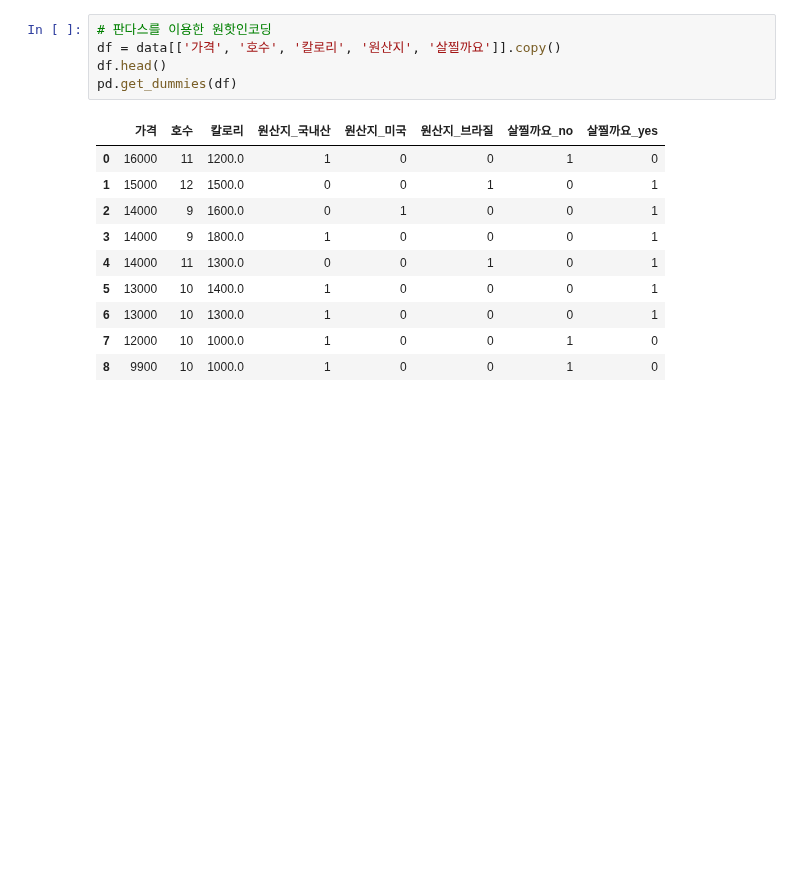
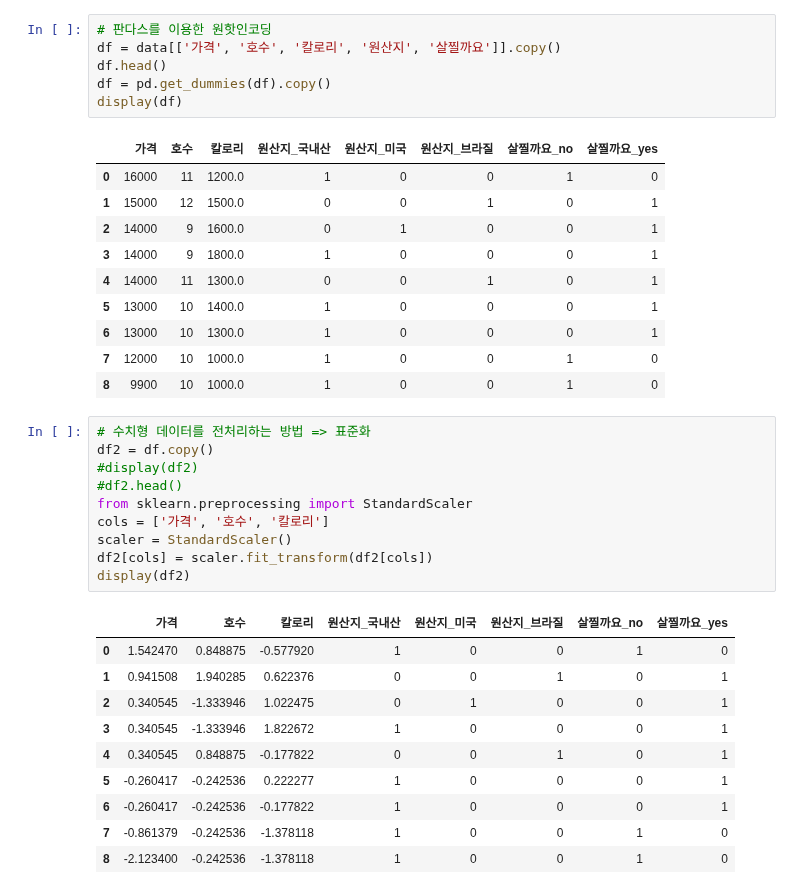
Before and after one commit to lys678/AIFFEL_Online_Quest, a Jupyter notebook: ML_With_Python/머신러닝_기초_노드4_판다스.ipynb, the cells around one changed output. Saved outputs shown, nothing was run; the diff lists cells and outputs as text; blank space fills up the shorter version.

```diff
--- a/ML_With_Python/머신러닝_기초_노드4_판다스.ipynb
+++ b/ML_With_Python/머신러닝_기초_노드4_판다스.ipynb
@@ -247,7 +247,8 @@ df
 # 판다스를 이용한 원핫인코딩
 df = data[['가격', '호수', '칼로리', '원산지', '살찔까요']].copy()
 df.head()
-pd.get_dummies(df)
+df = pd.get_dummies(df).copy()
+display(df)
 # %% [output]
 |  | 가격 | 호수 | 칼로리 | 원산지_국내산 | 원산지_미국 | 원산지_브라질 | 살찔까요_no | 살찔까요_yes |
 | 0 | 16000 | 11 | 1200.0 | 1 | 0 | 0 | 1 | 0 |
@@ -259,3 +260,24 @@ pd.get_dummies(df)
 | 6 | 13000 | 10 | 1300.0 | 1 | 0 | 0 | 0 | 1 |
 | 7 | 12000 | 10 | 1000.0 | 1 | 0 | 0 | 1 | 0 |
 | 8 | 9900 | 10 | 1000.0 | 1 | 0 | 0 | 1 | 0 |
+# %%
+# 수치형 데이터를 전처리하는 방법 => 표준화
+df2 = df.copy()
+#display(df2)
+#df2.head()
+from sklearn.preprocessing import StandardScaler
+cols = ['가격', '호수', '칼로리']
+scaler = StandardScaler()
+df2[cols] = scaler.fit_transform(df2[cols])
+display(df2)
+# %% [output]
+|  | 가격 | 호수 | 칼로리 | 원산지_국내산 | 원산지_미국 | 원산지_브라질 | 살찔까요_no | 살찔까요_yes |
+| 0 | 1.542470 | 0.848875 | -0.577920 | 1 | 0 | 0 | 1 | 0 |
+| 1 | 0.941508 | 1.940285 | 0.622376 | 0 | 0 | 1 | 0 | 1 |
+| 2 | 0.340545 | -1.333946 | 1.022475 | 0 | 1 | 0 | 0 | 1 |
+| 3 | 0.340545 | -1.333946 | 1.822672 | 1 | 0 | 0 | 0 | 1 |
+| 4 | 0.340545 | 0.848875 | -0.177822 | 0 | 0 | 1 | 0 | 1 |
+| 5 | -0.260417 | -0.242536 | 0.222277 | 1 | 0 | 0 | 0 | 1 |
+| 6 | -0.260417 | -0.242536 | -0.177822 | 1 | 0 | 0 | 0 | 1 |
+| 7 | -0.861379 | -0.242536 | -1.378118 | 1 | 0 | 0 | 1 | 0 |
+| 8 | -2.123400 | -0.242536 | -1.378118 | 1 | 0 | 0 | 1 | 0 |
```
Also changed, not shown: parts of 3 cells of this notebook.
